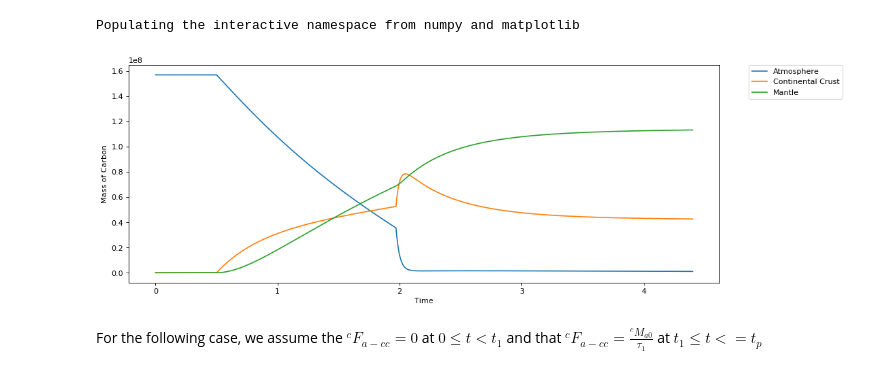
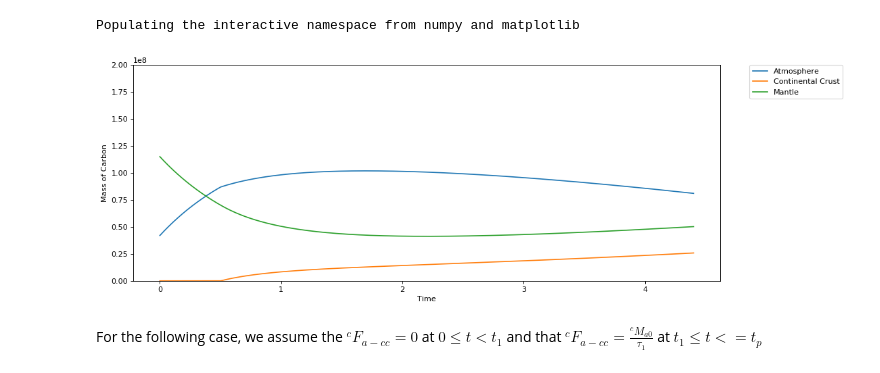
Before and after one commit to hlokavarapu/Geology_Journal, a Jupyter notebook: 00JUPYTER/Problem #2b.ipynb, the cells around one changed output. Saved outputs shown, nothing was run; the diff lists cells and outputs as text; code cells hidden in the pictures.

```diff
--- a/00JUPYTER/Problem #2b.ipynb
+++ b/00JUPYTER/Problem #2b.ipynb
@@ -44,8 +44,10 @@ def assemble_solve_ode(cMa0, cMa_t2):
     tau_1 = 1.5 #Gyr
     #cMa0 = 1.57e8 #Gt
     #cMa_t2 = 5e4 #Gt
-    tau_2 = cMa_t2 * (tau_1/cMa0)
-    t_2 = calc_t_2(cMa0, cMa_t2, t_1, tau_1) #Gyr
+    tau_2 = 2 #Gyr
+    #tau_2 = cMa_t2 * (tau_1/cMa0)
+    #t_2 = calc_t_2(cMa0, cMa_t2, t_1, tau_1) #Gyr
+    t_2 = 4.4
     tf = 3.61
     ts = 1e4
 
@@ -56,8 +58,8 @@ def assemble_solve_ode(cMa0, cMa_t2):
 
     # Initial values
     #cMa0 = 1.57e8
-    cMcc0 = 1.57e8-cMa0
-    cMm0 = 0
+    cMcc0 = 0
+    cMm0 = 1.57e8-cMa0
 
     # Bundle parameters for ODE solver
     params = [t_0, t_1, t_2, t_p, tf, tau_1, tau_2, cMa0, cMa_t2, cMmp, cFmap, cMccp, cFccmp]
@@ -69,36 +71,36 @@ def assemble_solve_ode(cMa0, cMa_t2):
     solution = odeint(f, y0, t, args=(params,))
     fig = plt.figure(1, figsize=(14,18), dpi= 80, facecolor='w', edgecolor='k')
     #axes = plt.gca()
     #axes.set_yscale('log')
 
     # Plot cMa as a function of time
     ax1 = fig.add_subplot(311)
     ax1.plot(t, solution[:,0], label='Atmosphere')
 
     # Plot cMcc as a function of time
     ax2 = fig.add_subplot(311)
     ax2.plot(t, solution[:,1], label='Continental Crust')
 
     # Plot cMm as a function of time
     ax3 = fig.add_subplot(311)
     ax3.plot(t, solution[:,2], label='Mantle')
     ax3.set_xlabel('Time')
     ax3.set_ylabel('Mass of Carbon')
 
     plt.legend(bbox_to_anchor=(1.05, 1), loc=2, borderaxespad=0.)
     #plt.xlim([2,2.02])
-    #plt.ylim([0,1e1])
+    plt.ylim([0,2e8])
     plt.show()
 
 cMa_t2_widget = widgets.FloatSlider(min=1e0,max=1e8,step=1e2,value=5e4, description="$^cM_{a}(t_2)$", readout_format=".2g")
-cMa_t0_widget = widgets.FloatSlider(min=0.42e8,max=1.57e8,step=1e6,value=1.57e8, description="$^cM_{a}(t_0)$", readout_format=".3g")
+cMa_t0_widget = widgets.FloatSlider(min=0.42e8,max=1.57e8,step=1e6,value=4.2e7, description="$^cM_{a}(t_0)$", readout_format=".3g")
 w = widgets.interactive(assemble_solve_ode,
                         cMa0 = cMa_t0_widget,
                         cMa_t2 = cMa_t2_widget)
 
 display(w)
 # %% [output]
-[figure, old version]
+[figure, new version]
 # %% [markdown]
 For the following case, we assume the $^cF_{a-cc} = 0$ at $0 \le t < t_1$ and that $^cF_{a-cc} = \frac{^cM_{a0}}{\tau_1}$ at $t_1 \le t <= t_p$
 # %%
```
Also changed, not shown: parts of 2 cells of this notebook, 1 other file.
